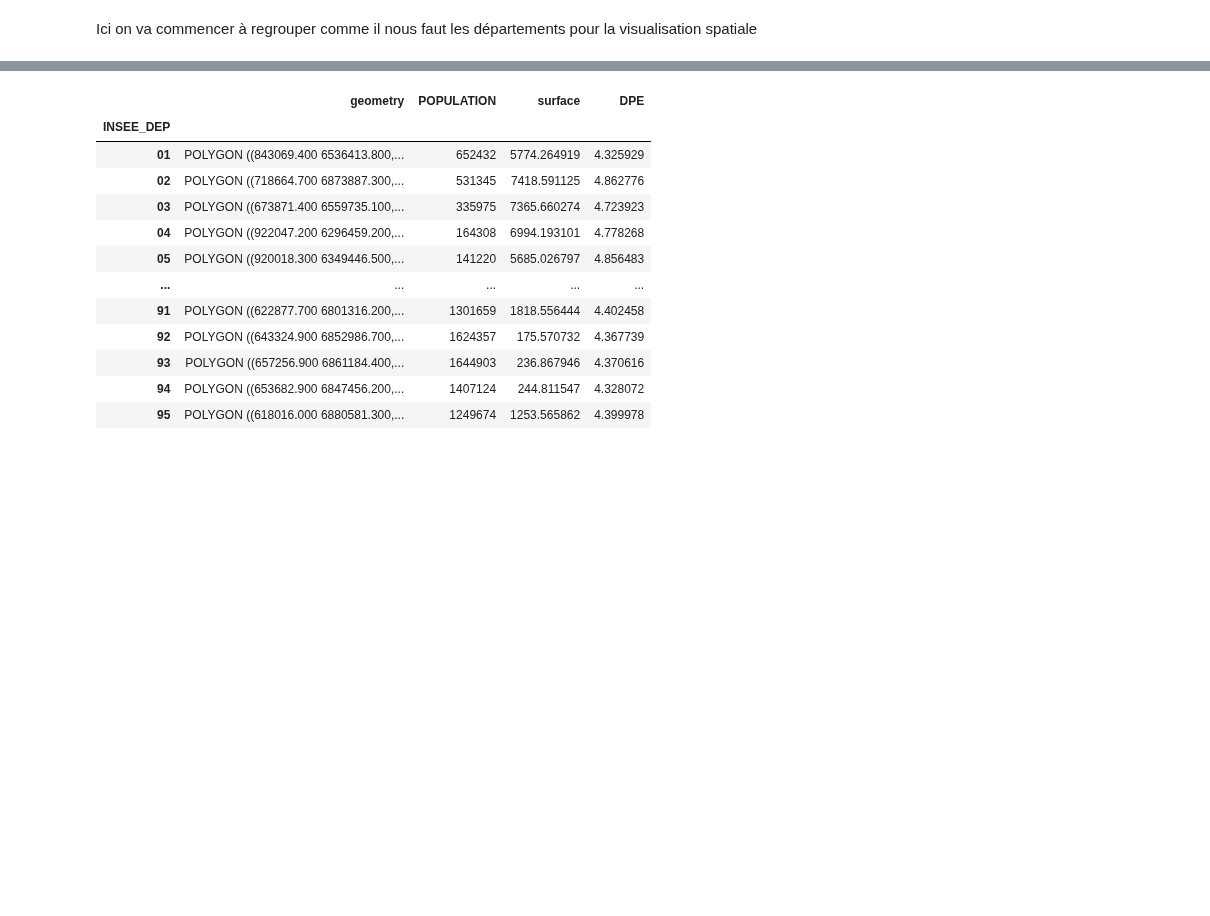
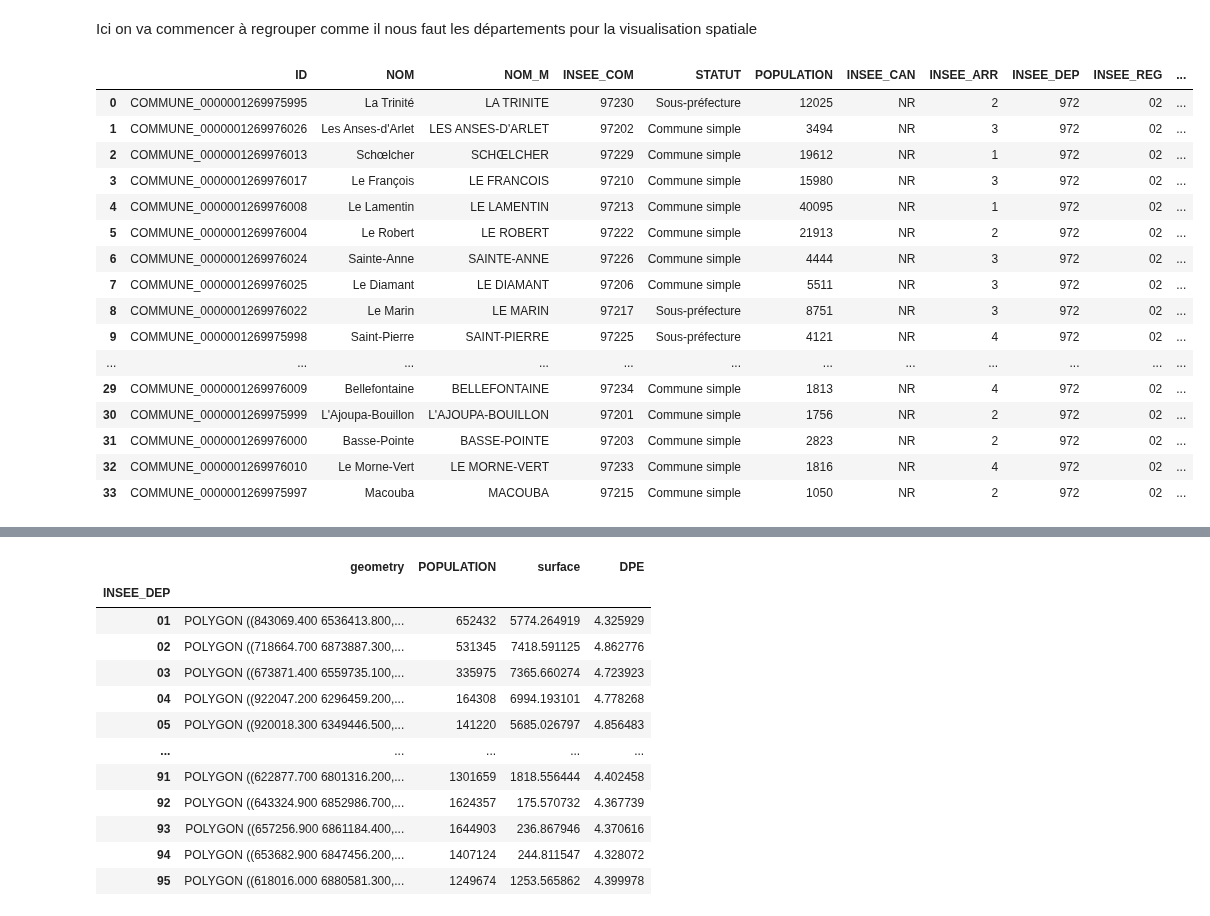
Before and after one commit to f-b-l/python2A, a Jupyter notebook: Master Notebook.ipynb, the cells around one changed output, grey strips where cells are left out. Cells and saved outputs as stored; diff of their text form; code cells hidden in the pictures; blank space fills up the shorter version.

```diff
--- a/Master Notebook.ipynb
+++ b/Master Notebook.ipynb
@@ -1235,4 +1464,24 @@ TypeError: '>' not supported between instances of 'str' and 'int'
 # %% [markdown]
 Ici on va commencer à regrouper comme il nous faut les départements pour la visualisation spatiale
+# %%
+france.head(35)
+# %% [output]
+|  | ID | NOM | NOM_M | INSEE_COM | STATUT | POPULATION | INSEE_CAN | INSEE_ARR | INSEE_DEP | INSEE_REG | ... |
+| 0 | COMMUNE_0000001269975995 | La Trinité | LA TRINITE | 97230 | Sous-préfecture | 12025 | NR | 2 | 972 | 02 | ... |
+| 1 | COMMUNE_0000001269976026 | Les Anses-d'Arlet | LES ANSES-D'ARLET | 97202 | Commune simple | 3494 | NR | 3 | 972 | 02 | ... |
+| 2 | COMMUNE_0000001269976013 | Schœlcher | SCHŒLCHER | 97229 | Commune simple | 19612 | NR | 1 | 972 | 02 | ... |
+| 3 | COMMUNE_0000001269976017 | Le François | LE FRANCOIS | 97210 | Commune simple | 15980 | NR | 3 | 972 | 02 | ... |
+| 4 | COMMUNE_0000001269976008 | Le Lamentin | LE LAMENTIN | 97213 | Commune simple | 40095 | NR | 1 | 972 | 02 | ... |
+| 5 | COMMUNE_0000001269976004 | Le Robert | LE ROBERT | 97222 | Commune simple | 21913 | NR | 2 | 972 | 02 | ... |
+| 6 | COMMUNE_0000001269976024 | Sainte-Anne | SAINTE-ANNE | 97226 | Commune simple | 4444 | NR | 3 | 972 | 02 | ... |
+| 7 | COMMUNE_0000001269976025 | Le Diamant | LE DIAMANT | 97206 | Commune simple | 5511 | NR | 3 | 972 | 02 | ... |
+| 8 | COMMUNE_0000001269976022 | Le Marin | LE MARIN | 97217 | Sous-préfecture | 8751 | NR | 3 | 972 | 02 | ... |
+| 9 | COMMUNE_0000001269975998 | Saint-Pierre | SAINT-PIERRE | 97225 | Sous-préfecture | 4121 | NR | 4 | 972 | 02 | ... |
+| ... | ... | ... | ... | ... | ... | ... | ... | ... | ... | ... | ... |
+| 29 | COMMUNE_0000001269976009 | Bellefontaine | BELLEFONTAINE | 97234 | Commune simple | 1813 | NR | 4 | 972 | 02 | ... |
+| 30 | COMMUNE_0000001269975999 | L'Ajoupa-Bouillon | L'AJOUPA-BOUILLON | 97201 | Commune simple | 1756 | NR | 2 | 972 | 02 | ... |
+| 31 | COMMUNE_0000001269976000 | Basse-Pointe | BASSE-POINTE | 97203 | Commune simple | 2823 | NR | 2 | 972 | 02 | ... |
+| 32 | COMMUNE_0000001269976010 | Le Morne-Vert | LE MORNE-VERT | 97233 | Commune simple | 1816 | NR | 4 | 972 | 02 | ... |
+| 33 | COMMUNE_0000001269975997 | Macouba | MACOUBA | 97215 | Commune simple | 1050 | NR | 2 | 972 | 02 | ... |
 # %%
 france['surface'] = france.area.div(10**6)
```
Also changed, not shown: parts of 51 cells of this notebook.
